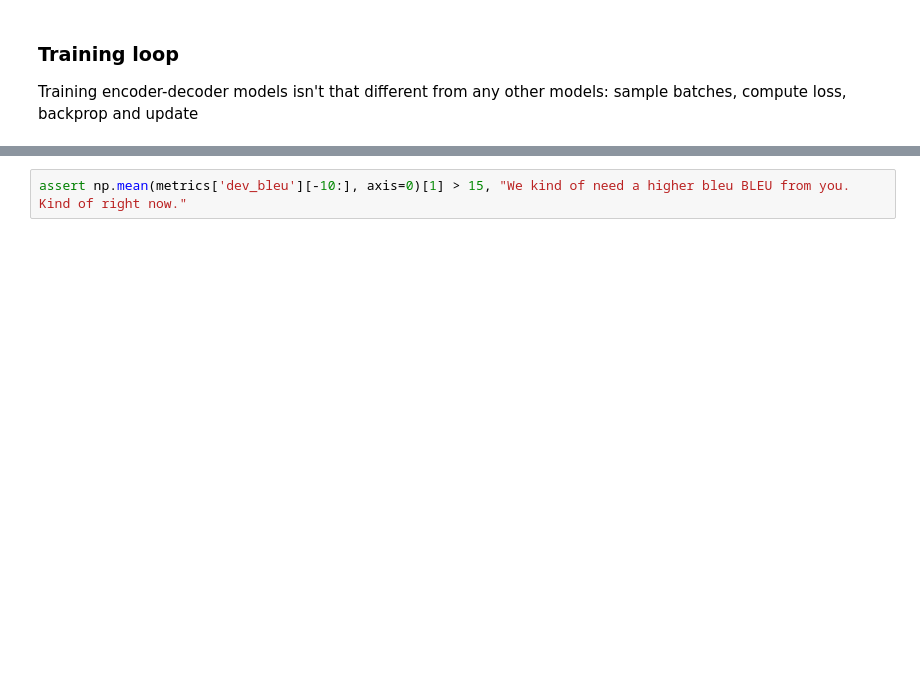
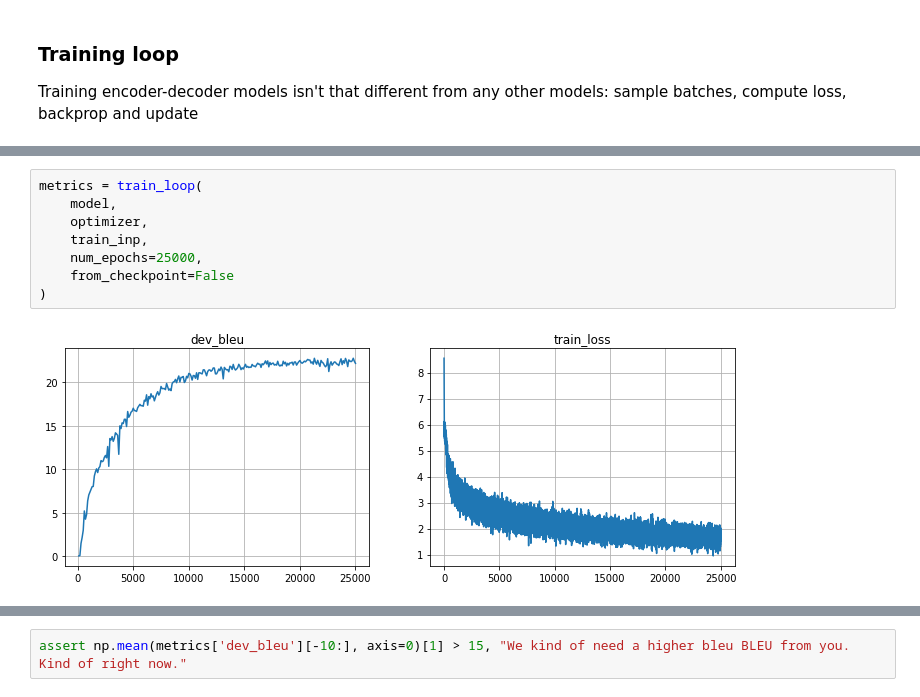
Before and after one commit to korab1ev/Neural-MT, a Jupyter notebook: notebook.ipynb, the cells around one changed output, grey strips where cells are left out. Drawn from its saved outputs; the diff is of its cells as text; blank space fills up the shorter version.

```diff
--- a/notebook.ipynb
+++ b/notebook.ipynb
@@ -608,0 +643,10 @@ array([ 8625, 40529, 11756, 13643, 18945, 39851,  2231, 34451, 46833,
+# %%
+metrics = train_loop(
+    model,
+    optimizer,
+    train_inp,
+    num_epochs=25000,
+    from_checkpoint=False
+)
+# %% [output]
+[figure, added]
```
Also changed, not shown: parts of 103 cells of this notebook.
